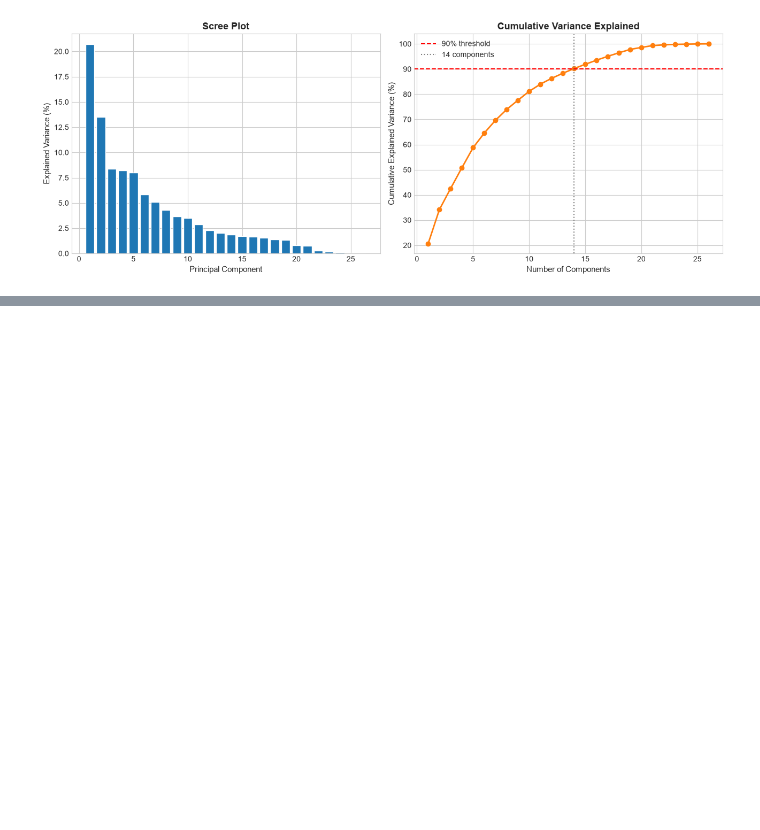
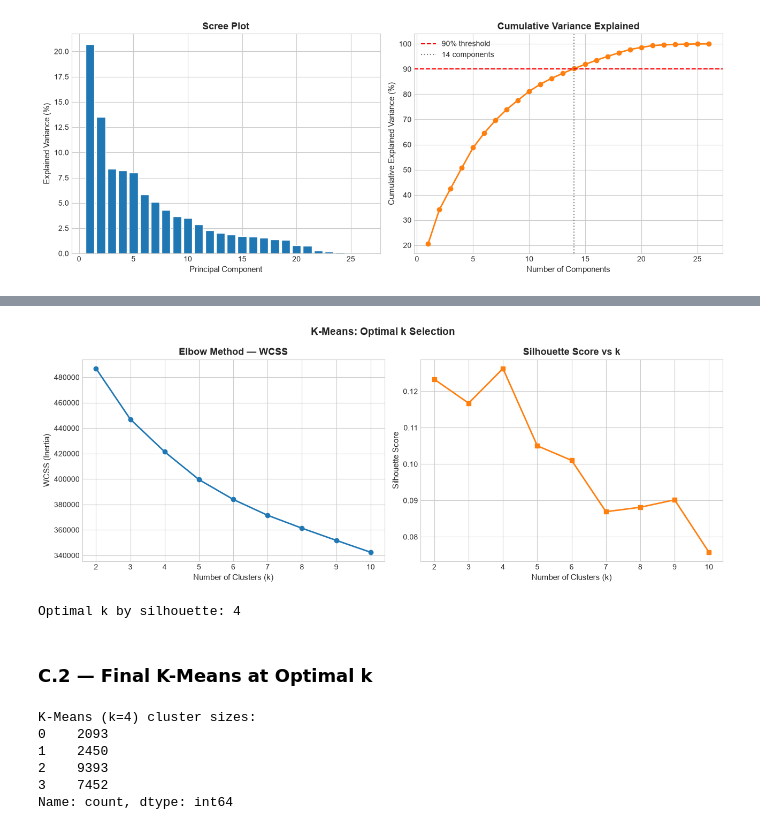
Before and after one commit to Harishraghult/ML_project, a Jupyter notebook: notebooks/clustering.ipynb, the cells around one changed output, grey strips where cells are left out. Drawn from its saved outputs; the diff is of its cells as text; code cells hidden in the pictures; blank space fills up the shorter version.

Commit message:
feat(clustering): evaluate K-Means with Elbow inertia curve and Silhouette score grid

```diff
--- a/notebooks/clustering.ipynb
+++ b/notebooks/clustering.ipynb
@@ -138,0 +144,15 @@ Components needed for 90% variance: 14
+# %%
+K_RANGE = range(2, 11)
+wcss        = []
+silhouettes = []
+
+for k in K_RANGE:
+    km = KMeans(n_clusters=k, init='k-means++', n_init=20,
+                max_iter=300, random_state=RANDOM_STATE)
+    km.fit(X)
+    wcss.append(km.inertia_)
+    # Use a subsample for silhouette if dataset is large
+    sil_sample = min(5000, X.shape[0])
+    idx_sample = np.random.choice(X.shape[0], sil_sample, replace=False)
+    silhouettes.append(silhouette_score(X[idx_sample], km.labels_[idx_sample]))
+    print(f"  k={k:2d}  WCSS={km.inertia_:,.0f}  Silhouette={silhouettes[-1]:.4f}")
@@ -138,0 +169,41 @@ Components needed for 90% variance: 14
+# %%
+fig, axes = plt.subplots(1, 2, figsize=(13, 5))
+
+axes[0].plot(list(K_RANGE), wcss, marker='o', color=palette[0], linewidth=2)
+axes[0].set_xticks(list(K_RANGE))
+axes[0].set_xlabel('Number of Clusters (k)', fontsize=11)
+axes[0].set_ylabel('WCSS (Inertia)', fontsize=11)
+axes[0].set_title('Elbow Method — WCSS', fontsize=13, fontweight='bold')
+
+axes[1].plot(list(K_RANGE), silhouettes, marker='s', color=palette[1], linewidth=2)
+axes[1].set_xticks(list(K_RANGE))
+axes[1].set_xlabel('Number of Clusters (k)', fontsize=11)
+axes[1].set_ylabel('Silhouette Score', fontsize=11)
+axes[1].set_title('Silhouette Score vs k', fontsize=13, fontweight='bold')
+
+plt.suptitle('K-Means: Optimal k Selection', fontsize=14, fontweight='bold')
+plt.tight_layout()
+plt.show()
+
+OPTIMAL_K = int(np.argmax(silhouettes)) + 2   # offset because K_RANGE starts at 2
+print(f"Optimal k by silhouette: {OPTIMAL_K}")
+# %% [output]
+[figure, added]
+Optimal k by silhouette: 4
+# %% [markdown]
+### C.2 — Final K-Means at Optimal k
+# %%
+km_final = KMeans(n_clusters=OPTIMAL_K, init='k-means++', n_init=50,
+                  max_iter=500, random_state=RANDOM_STATE)
+km_labels = km_final.fit_predict(X)
+df['km_cluster'] = km_labels
+
+print(f"K-Means (k={OPTIMAL_K}) cluster sizes:")
+print(pd.Series(km_labels).value_counts().sort_index())
+# %% [output]
+K-Means (k=4) cluster sizes:
+0    2093
+1    2450
+2    9393
+3    7452
+Name: count, dtype: int64
```
Also changed, not shown: parts of 6 cells of this notebook.
